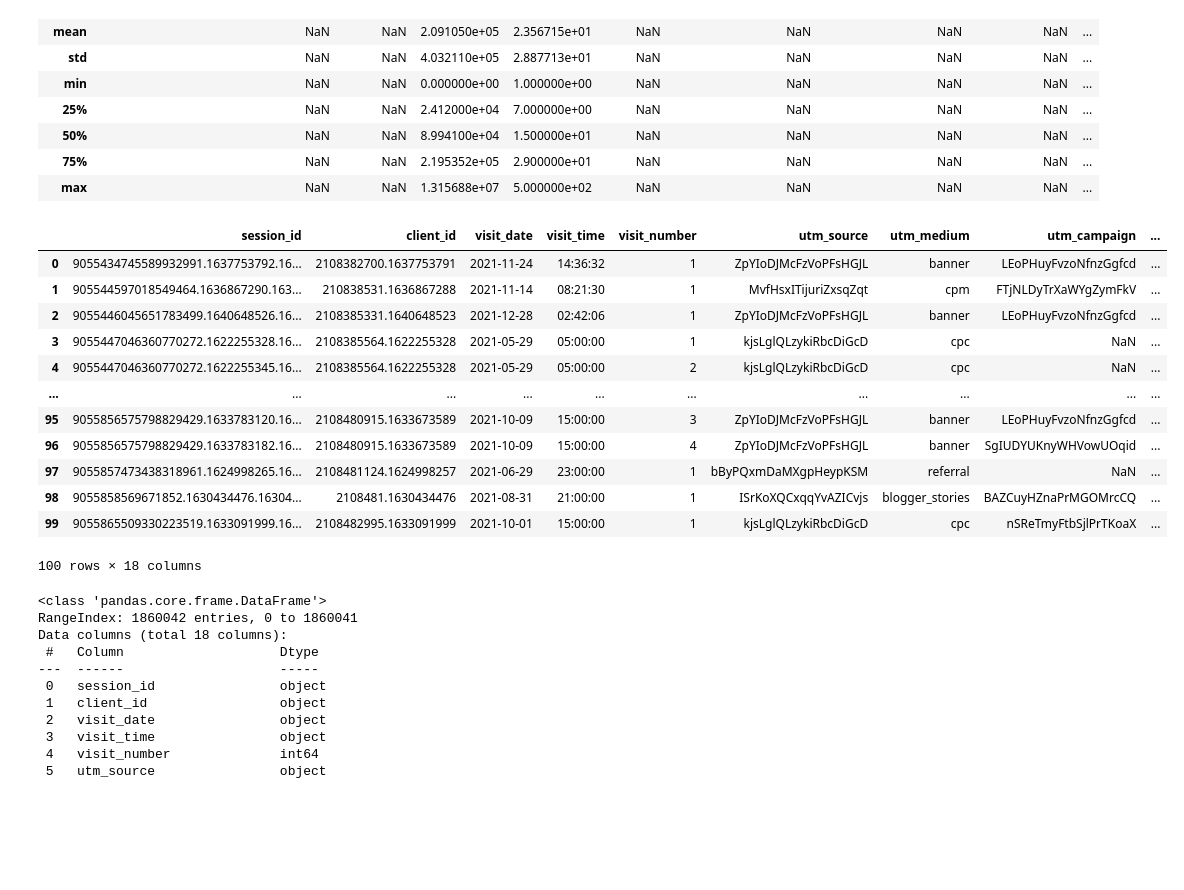
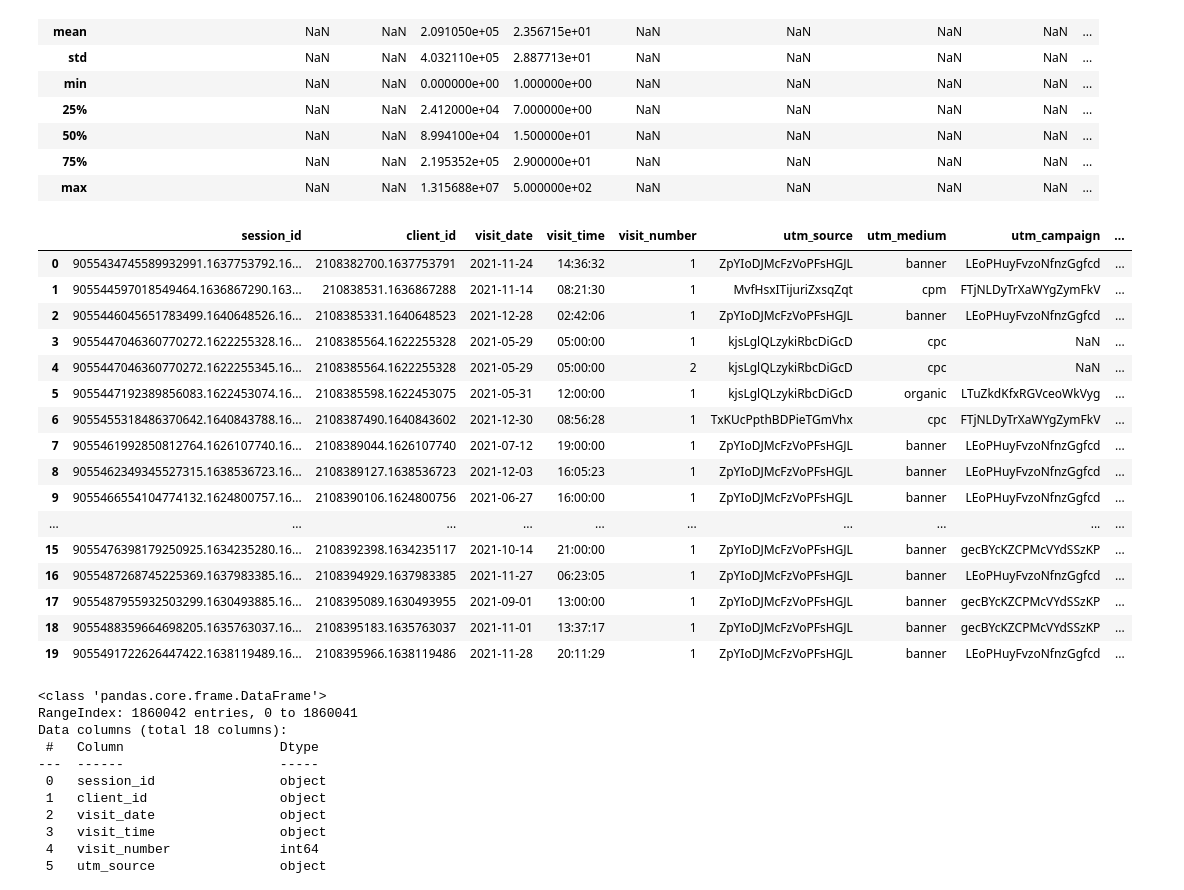
Before and after one commit to MikhailNebasov/target_action_prediction_SberAvtopodpiska, a Jupyter notebook: eda.ipynb, the cells around one changed output. Drawn from its saved outputs; the diff is of its cells as text; code cells hidden in the pictures; blank space fills up the shorter version.

```diff
--- a/main.ipynb
+++ b/eda.ipynb
@@ -54,22 +58,26 @@ df.describe(include='all')
 | 75% | NaN | NaN | 2.195352e+05 | 2.900000e+01 | NaN | NaN | NaN | NaN | ... |
 | max | NaN | NaN | 1.315688e+07 | 5.000000e+02 | NaN | NaN | NaN | NaN | ... |
 # %%
-df2 = pd.read_csv('ga_sessions.csv', low_memory=False)
-df2.head(100)
+df2 = pd.read_csv('E:/Datasets/target_action_prediction_SberAvtopodpiska/ga_sessions.csv', low_memory=False)
+df2.head(20)
 # %% [output]
 |  | session_id | client_id | visit_date | visit_time | visit_number | utm_source | utm_medium | utm_campaign | ... |
 | 0 | 9055434745589932991.1637753792.16... | 2108382700.1637753791 | 2021-11-24 | 14:36:32 | 1 | ZpYIoDJMcFzVoPFsHGJL | banner | LEoPHuyFvzoNfnzGgfcd | ... |
 | 1 | 905544597018549464.1636867290.163... | 210838531.1636867288 | 2021-11-14 | 08:21:30 | 1 | MvfHsxITijuriZxsqZqt | cpm | FTjNLDyTrXaWYgZymFkV | ... |
 | 2 | 9055446045651783499.1640648526.16... | 2108385331.1640648523 | 2021-12-28 | 02:42:06 | 1 | ZpYIoDJMcFzVoPFsHGJL | banner | LEoPHuyFvzoNfnzGgfcd | ... |
 | 3 | 9055447046360770272.1622255328.16... | 2108385564.1622255328 | 2021-05-29 | 05:00:00 | 1 | kjsLglQLzykiRbcDiGcD | cpc | NaN | ... |
 | 4 | 9055447046360770272.1622255345.16... | 2108385564.1622255328 | 2021-05-29 | 05:00:00 | 2 | kjsLglQLzykiRbcDiGcD | cpc | NaN | ... |
+| 5 | 9055447192389856083.1622453074.16... | 2108385598.1622453075 | 2021-05-31 | 12:00:00 | 1 | kjsLglQLzykiRbcDiGcD | organic | LTuZkdKfxRGVceoWkVyg | ... |
+| 6 | 9055455318486370642.1640843788.16... | 2108387490.1640843602 | 2021-12-30 | 08:56:28 | 1 | TxKUcPpthBDPieTGmVhx | cpc | FTjNLDyTrXaWYgZymFkV | ... |
+| 7 | 9055461992850812764.1626107740.16... | 2108389044.1626107740 | 2021-07-12 | 19:00:00 | 1 | ZpYIoDJMcFzVoPFsHGJL | banner | LEoPHuyFvzoNfnzGgfcd | ... |
+| 8 | 9055462349345527315.1638536723.16... | 2108389127.1638536723 | 2021-12-03 | 16:05:23 | 1 | ZpYIoDJMcFzVoPFsHGJL | banner | LEoPHuyFvzoNfnzGgfcd | ... |
+| 9 | 9055466554104774132.1624800757.16... | 2108390106.1624800756 | 2021-06-27 | 16:00:00 | 1 | ZpYIoDJMcFzVoPFsHGJL | banner | LEoPHuyFvzoNfnzGgfcd | ... |
 | ... | ... | ... | ... | ... | ... | ... | ... | ... | ... |
-| 95 | 9055856575798829429.1633783120.16... | 2108480915.1633673589 | 2021-10-09 | 15:00:00 | 3 | ZpYIoDJMcFzVoPFsHGJL | banner | LEoPHuyFvzoNfnzGgfcd | ... |
-| 96 | 9055856575798829429.1633783182.16... | 2108480915.1633673589 | 2021-10-09 | 15:00:00 | 4 | ZpYIoDJMcFzVoPFsHGJL | banner | SgIUDYUKnyWHVowUOqid | ... |
-| 97 | 9055857473438318961.1624998265.16... | 2108481124.1624998257 | 2021-06-29 | 23:00:00 | 1 | bByPQxmDaMXgpHeypKSM | referral | NaN | ... |
-| 98 | 9055858569671852.1630434476.16304... | 2108481.1630434476 | 2021-08-31 | 21:00:00 | 1 | ISrKoXQCxqqYvAZICvjs | blogger_stories | BAZCuyHZnaPrMGOMrcCQ | ... |
-| 99 | 9055865509330223519.1633091999.16... | 2108482995.1633091999 | 2021-10-01 | 15:00:00 | 1 | kjsLglQLzykiRbcDiGcD | cpc | nSReTmyFtbSjlPrTKoaX | ... |
+| 15 | 9055476398179250925.1634235280.16... | 2108392398.1634235117 | 2021-10-14 | 21:00:00 | 1 | ZpYIoDJMcFzVoPFsHGJL | banner | gecBYcKZCPMcVYdSSzKP | ... |
+| 16 | 9055487268745225369.1637983385.16... | 2108394929.1637983385 | 2021-11-27 | 06:23:05 | 1 | ZpYIoDJMcFzVoPFsHGJL | banner | LEoPHuyFvzoNfnzGgfcd | ... |
+| 17 | 9055487955932503299.1630493885.16... | 2108395089.1630493955 | 2021-09-01 | 13:00:00 | 1 | ZpYIoDJMcFzVoPFsHGJL | banner | gecBYcKZCPMcVYdSSzKP | ... |
+| 18 | 9055488359664698205.1635763037.16... | 2108395183.1635763037 | 2021-11-01 | 13:37:17 | 1 | ZpYIoDJMcFzVoPFsHGJL | banner | gecBYcKZCPMcVYdSSzKP | ... |
+| 19 | 9055491722626447422.1638119489.16... | 2108395966.1638119486 | 2021-11-28 | 20:11:29 | 1 | ZpYIoDJMcFzVoPFsHGJL | banner | LEoPHuyFvzoNfnzGgfcd | ... |
-100 rows × 18 columns
 # %%
 df2.info()
 # %% [output]
```
Also changed, not shown: parts of 22 cells of this notebook, 2 other files.
